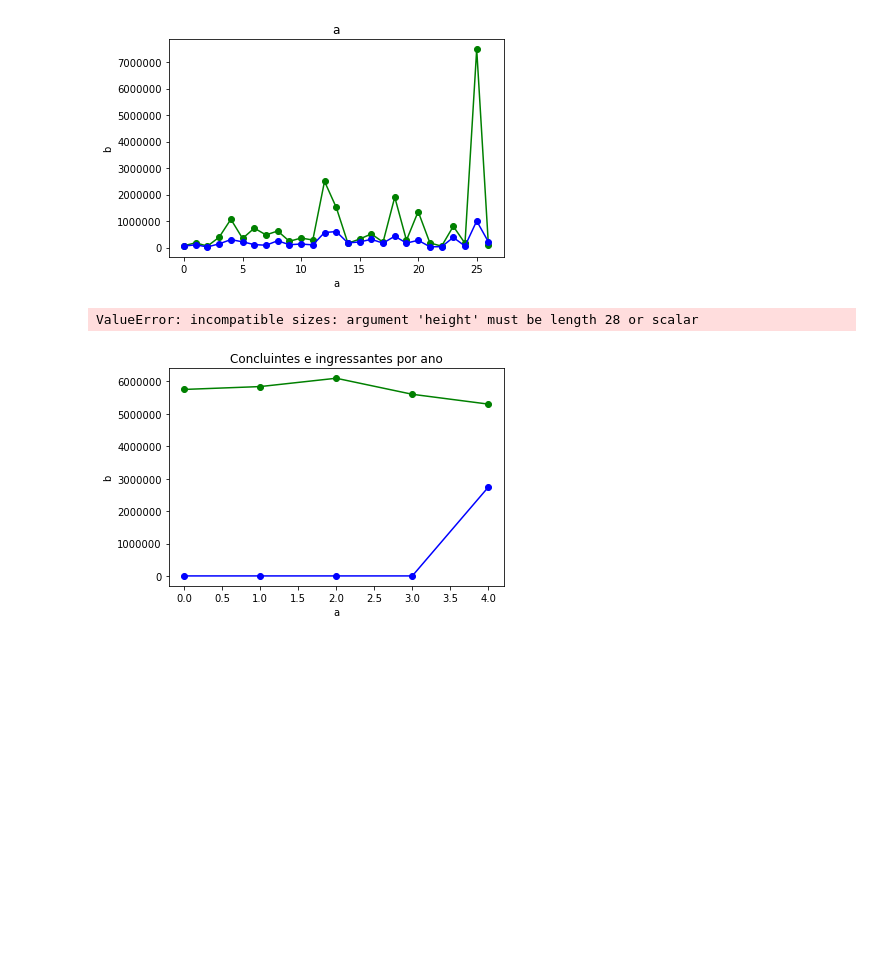
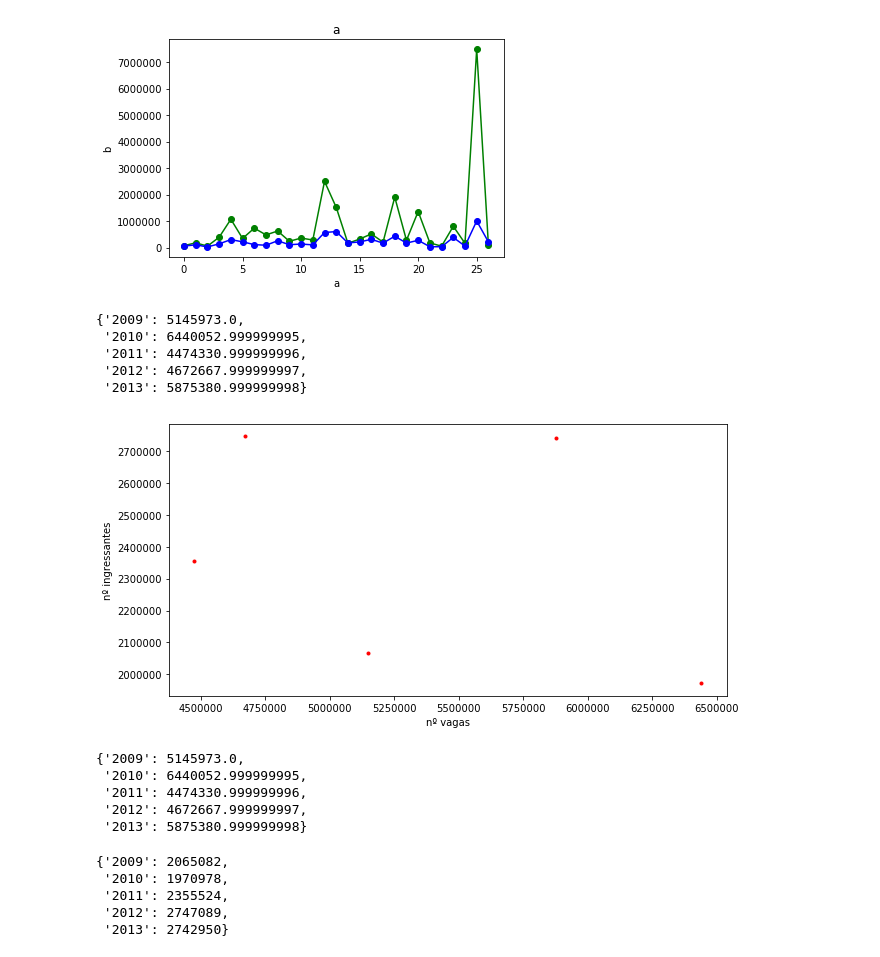
Before and after one commit to sarahraquel/learning_analytics, a Jupyter notebook: INEP.ipynb, the cells around one changed output. Drawn from its saved outputs; the diff is of its cells as text; code cells hidden in the pictures; blank space fills up the shorter version.

Commit message:
Função de gráfico de dispersão criada; comparando numero de vagas com numero de ingressos

```diff
--- a/INEP.ipynb
+++ b/INEP.ipynb
@@ -63,6 +63,13 @@ def plota_barra_linha(title, x, y, z, xlabel, ylabel):
     plt.bar(x, y, color="black", align='center')
     plt.plot(x, z, color="green", marker='o', linestyle='--', linewidth=2)
     plt.show()
+
+def plota_grafico_dispersao(titulo, x, y, xlabel, ylabel):
+    plt.figure(figsize=(10,5))
+    plt.plot(x,y,'r.',label=titulo)
+    plt.xlabel(xlabel)
+    plt.ylabel(ylabel)
+    plt.show()
 # %%
 import unicodecsv
 
@@ -70,7 +77,7 @@ import unicodecsv
 
 ingressantes_filename = 'dados/ingressantes.dll'
 concluintes_filename = 'dados/concluintes.dll'
-
+vagas_filename = 'dados/vagas_por_ano.csv'
 
 def read_csv(filename):
     with open(filename, 'rb') as f:
@@ -79,6 +86,7 @@ def read_csv(filename):
 
 ingressantes = read_csv(ingressantes_filename)
 concluintes = read_csv(concluintes_filename)
+vagas = read_csv(vagas_filename)
 # %%
 # Organizando os dados
 
@@ -155,9 +144,7 @@ generate_many_line_graph("a", range(27), list(concluintes_privada_num.values()),
 [figure]
 [figure]
 # %%
-plota_barra_linha("Relação de concluintes em escolas públicas x privadas", range(28), list(concluintes_publica_num.values()), list(concluintes_privada_num.values()), "Estados em ordem alfabética", "Número de concluintes")
+#plota_barra_linha("Relação de concluintes em escolas públicas x privadas", range(28), list(concluintes_publica_num.values()), list(concluintes_privada_num.values()), "Estados em ordem alfabética", "Número de concluintes")
-# %% [output]
-ValueError: incompatible sizes: argument 'height' must be length 28 or scalar
 # %%
 anos = []
 for c in concluintes:
@@ -167,10 +154,12 @@ anos.sort()
 
 concluintes_por_ano = {}
 ingressantes_por_ano = {}
+vagas_por_ano = {}
 
 for a in anos:
     concluintes_por_ano[a] = 0
     ingressantes_por_ano[a] = 0
+    vagas_por_ano[a] = 0
 
 for concluinte in concluintes:
     ano = concluinte['Ano Censo']
@@ -180,9 +169,37 @@ for ingressante in ingressantes:
     ano = ingressante['Ano Censo']
     ingressantes_por_ano[ano] += ingressante['Número de Ingressos']
 
+for vaga in vagas:
+    ano = vaga['Ano Censo']
+    vagas_por_ano[ano] += float(vaga['Número de Vagas Oferecidas'].replace(",","."))
 
-ingressantes_por_ano
+
+vagas_por_ano
+# %% [output]
+{'2009': 5145973.0,
+ '2010': 6440052.999999995,
+ '2011': 4474330.999999996,
+ '2012': 4672667.999999997,
+ '2013': 5875380.999999998}
 # %%
-generate_many_line_graph("Concluintes e ingressantes por ano", range(len(anos)), list(concluintes_por_ano.values()), list(ingressantes_por_ano.values()), "a", "b")
+#generate_many_line_graph("Concluintes e ingressantes por ano", range(len(anos)), list(concluintes_por_ano.values()), list(ingressantes_por_ano.values()), "a", "b")
-# %% [output]
-[figure, removed]
+# %%
+plota_grafico_dispersao("Número vagas x Número ingressantes", list(vagas_por_ano.values()), list(ingressantes_por_ano.values()), "nº vagas", "nº ingressantes")
+# %% [output]
+[figure, added]
+# %%
+vagas_por_ano
+# %% [output]
+{'2009': 5145973.0,
+ '2010': 6440052.999999995,
+ '2011': 4474330.999999996,
+ '2012': 4672667.999999997,
+ '2013': 5875380.999999998}
+# %%
+ingressantes_por_ano
+# %% [output]
+{'2009': 2065082,
+ '2010': 1970978,
+ '2011': 2355524,
+ '2012': 2747089,
+ '2013': 2742950}
```
Also changed, not shown: parts of 2 cells of this notebook, 1 other file.
